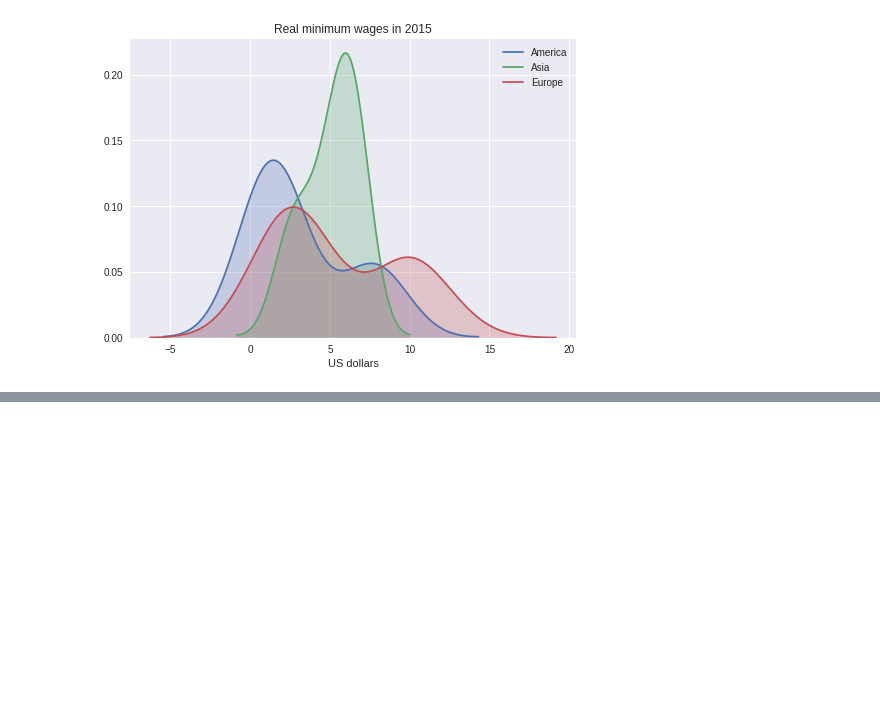
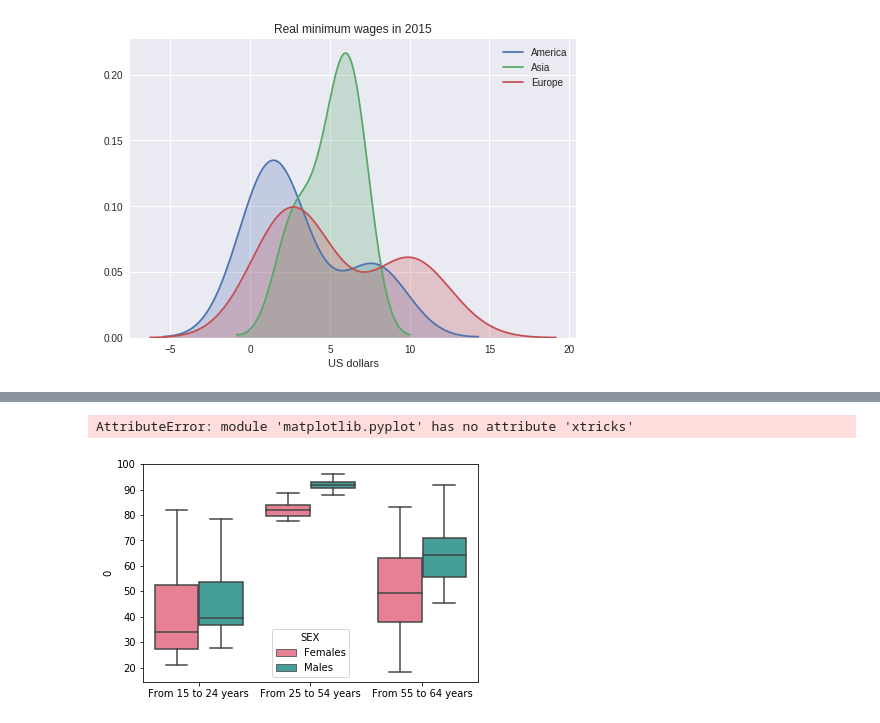
Before and after one commit to sjvasconcello/quantecon, a Jupyter notebook: data_and_empirics/Pandas for Panel Data¶.ipynb, the cells around one changed output, grey strips where cells are left out. Saved outputs shown, nothing was run; the diff lists cells and outputs as text; code cells hidden in the pictures; blank space fills up the shorter version.

Commit message:
Continue with pandas

```diff
--- a/data_and_empirics/Pandas for Panel Data¶.ipynb
+++ b/data_and_empirics/Pandas for Panel Data¶.ipynb
@@ -362,0 +369,13 @@ plt.show()
+# %%
+import pandas as pd
+
+employ = pd.read_csv('https://github.com/QuantEcon/QuantEcon.lectures.code/raw/master/pandas_panel/employ.csv')
+employ = employ.pivot_table(
+values='Value',
+    index=['DATE'],
+    columns=['UNIT','AGE','SEX','INDIC_EM','GEO']
+)
+
+employ.index = pd.to_datetime(employ.index)
+
+employ.head()
@@ -362,0 +402,8 @@ plt.show()
+# %%
+employ.columns = employ.columns.swaplevel(0,-1)
+employ = employ.sort_index(axis=1)
+
+geo_list = employ.columns.get_level_values('GEO').unique().tolist()
+countries = [x for x  in geo_list if not x.startswith('Euro')]
+employ = employ[countries]
+employ.columns.get_level_values('GEO').unique()
@@ -362,0 +421,3 @@ plt.show()
+# %%
+employ_f = employ.xs(('Percentage of total population','Active population'), level=('UNIT','INDIC_EM'), axis=1)
+employ_f.head()
@@ -362,0 +435,20 @@ plt.show()
+# %%
+import matplotlib.pyplot as plt
+%matplotlib inline
+
+import seaborn as sns
+
+employ_f = employ_f.drop('Total', level='SEX', axis=1)
+
+box = employ_f['2015'].unstack().reset_index()
+sns.boxplot(x='AGE',y=0, hue="SEX", data=box, palette=("husl"), showfliers=False)
+plt.xlabel('')
+plt.xtricks(rotation=35)
+plt.ylabel('Percentage of population (%)')
+plt.title('Employment in Europe (2015)')
+plt.legend(bbox_to_anchor=(1,0.5))
+
+plt.show()
+# %% [output]
+AttributeError: module 'matplotlib.pyplot' has no attribute 'xtricks'
+[figure, added]
```
Also changed, not shown: parts of 6 cells of this notebook.
